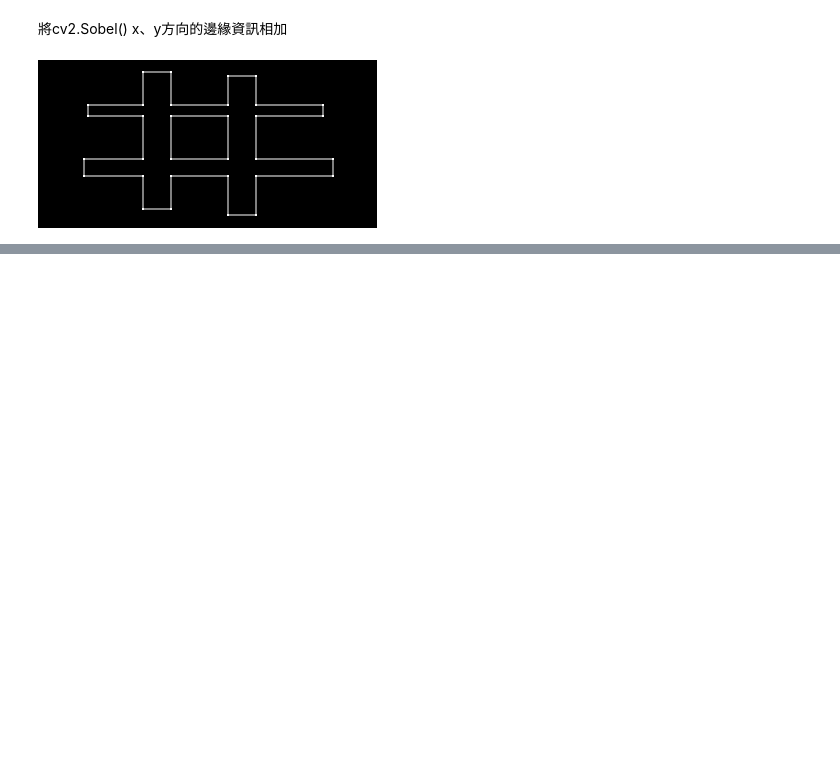
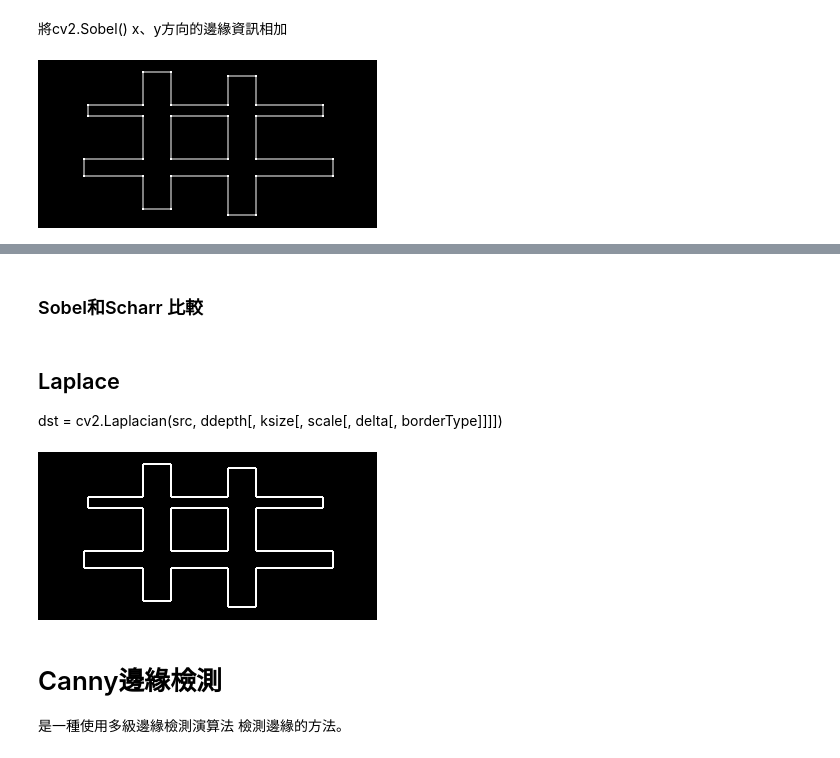
Before and after one commit to zzo30802/3rd-ML100Days, a Jupyter notebook: homework/OpenCV(python)/Untitled.ipynb, the cells around one changed output, grey strips where cells are left out. Cells and saved outputs as stored; diff of their text form; code cells hidden in the pictures; blank space fills up the shorter version.

```diff
--- a/homework/OpenCV(python)/Untitled.ipynb
+++ b/homework/OpenCV(python)/Untitled.ipynb
@@ -1609,0 +1650,2 @@ cv2.destroyAllWindows()
+# %% [markdown]
+### Sobel和Scharr 比較
@@ -1609,0 +1671,19 @@ cv2.destroyAllWindows()
+# %% [markdown]
+## Laplace
+
+dst = cv2.Laplacian(src, ddepth[, ksize[, scale[, delta[, borderType]]]])
+# %%
+import cv2
+import numpy as np
+o = cv2.imread("sample/sobel.png", cv2.IMREAD_GRAYSCALE)
+laplace = cv2.Laplacian(o, cv2.CV_64F)
+laplace = cv2.convertScaleAbs(laplace)
+
+from PIL import Image
+laplace = Image.fromarray(laplace)
+laplace
+# %% [output]
+[figure, added]
+# %% [markdown]
+# Canny邊緣檢測
+是一種使用多級邊緣檢測演算法 檢測邊緣的方法。
```
Also changed, not shown: parts of 22 cells of this notebook, 2 other files.
